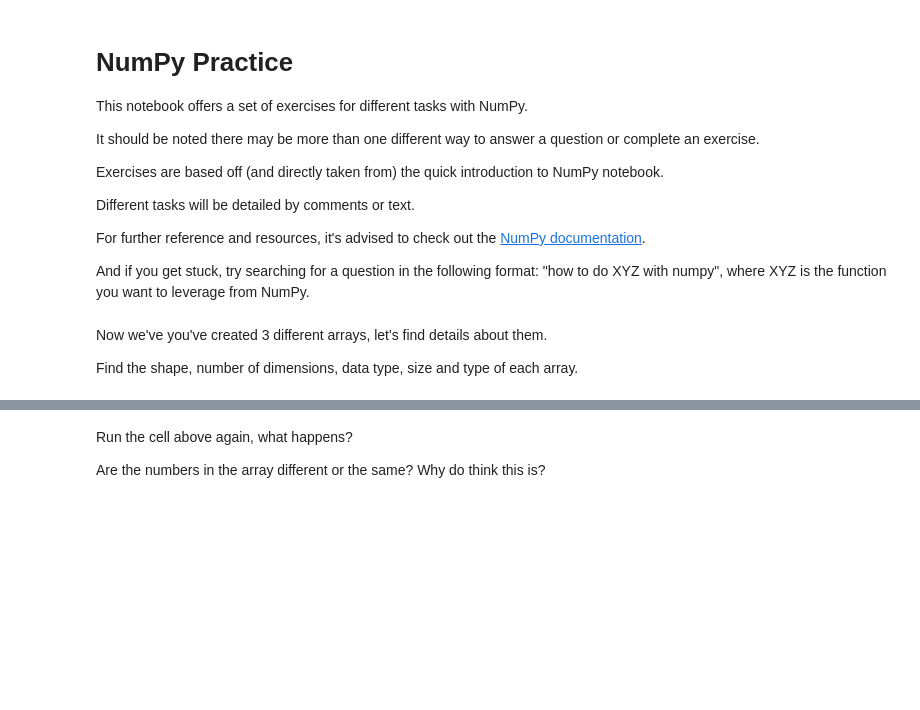
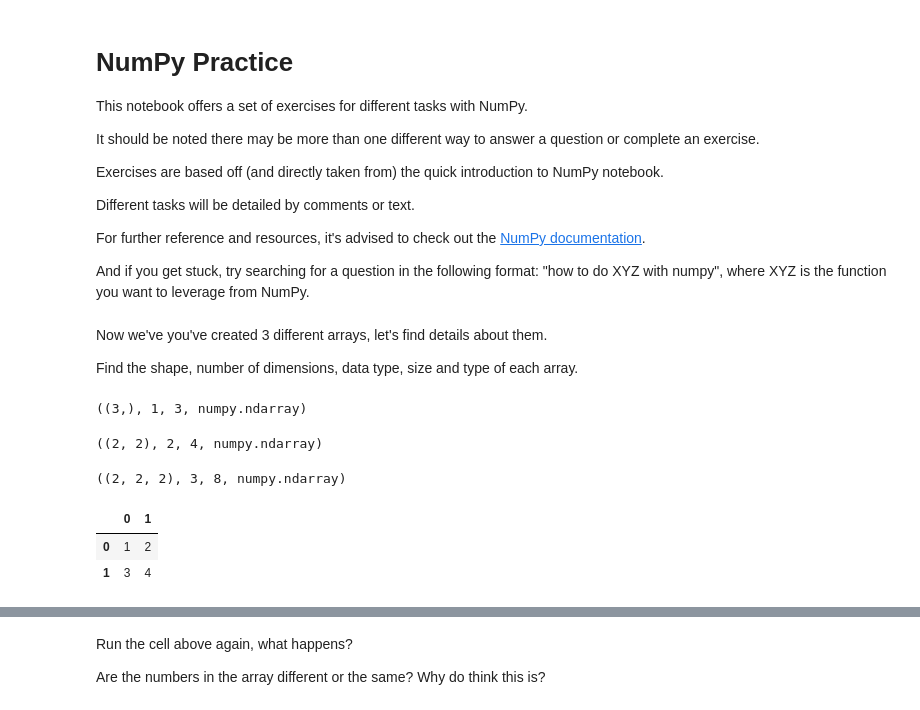
Before and after one commit to kunalburgul/AMLP, a Jupyter notebook: Data_Analysis/numpy_exercises.ipynb, the cells around one changed output, grey strips where cells are left out. Cells and saved outputs as stored; diff of their text form; code cells hidden in the pictures; blank space fills up the shorter version.

Commit message:
ztm-learning-numpy

```diff
--- a/Data_Analysis/numpy_exercises.ipynb
+++ b/Data_Analysis/numpy_exercises.ipynb
@@ -19,11 +20,16 @@ And if you get stuck, try searching for a question in the following format: "how
 # %%
 # Create a 1-dimensional NumPy array using np.array()
-
+dim_1 = np.array([1, 2, 3])
 
 # Create a 2-dimensional NumPy array using np.array()
-
+dim_2 = np.array([[1, 2],
+                  [3, 4]])
 
 # Create a 3-dimensional Numpy array using np.array()
+dim_3 = np.array([[[1, 2],
+                   [3, 4]],
+                   [[5, 6],
+                    [7, 8]]])
 # %% [markdown]
 Now we've you've created 3 different arrays, let's find details about them.
 
@@ -31,12 +37,29 @@ Find the shape, number of dimensions, data type, size and type of each array.
 # %%
 # Attributes of 1-dimensional array (shape,
 # number of dimensions, data type, size and type)
+dim_1.shape, dim_1.ndim, dim_1.size, type(dim_1)
+# %% [output]
+((3,), 1, 3, numpy.ndarray)
 # %%
 # Attributes of 2-dimensional array
+dim_2.shape, dim_2.ndim, dim_2.size, type(dim_2)
+# %% [output]
+((2, 2), 2, 4, numpy.ndarray)
 # %%
 # Attributes of 3-dimensional array
+dim_3.shape, dim_3.ndim, dim_3.size, type(dim_3)
+# %% [output]
+((2, 2, 2), 3, 8, numpy.ndarray)
 # %%
 # Import pandas and create a DataFrame out of one
 # of the arrays you've created
+import pandas as pd
+
+df = pd.DataFrame(dim_2)
+df
+# %% [output]
+|  | 0 | 1 |
+| 0 | 1 | 2 |
+| 1 | 3 | 4 |
 # %%
 # Create an array of shape (10, 2) with only ones
```
Also changed, not shown: parts of 52 cells of this notebook.
